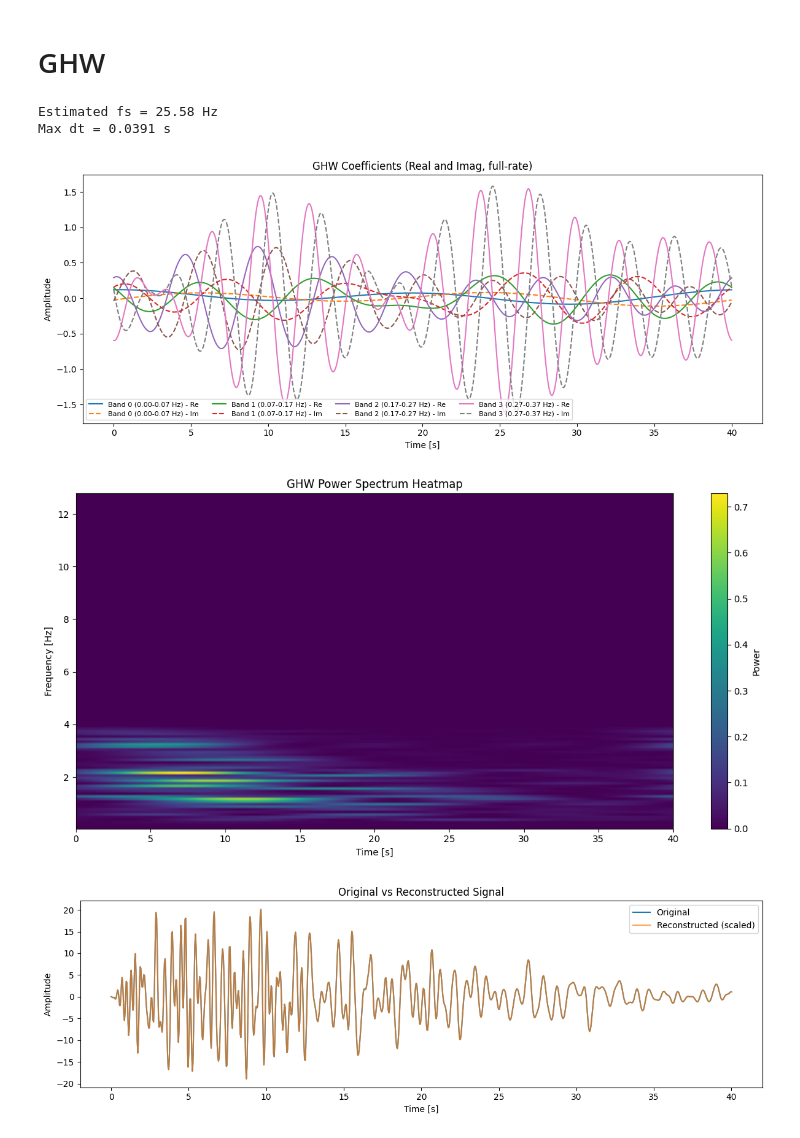
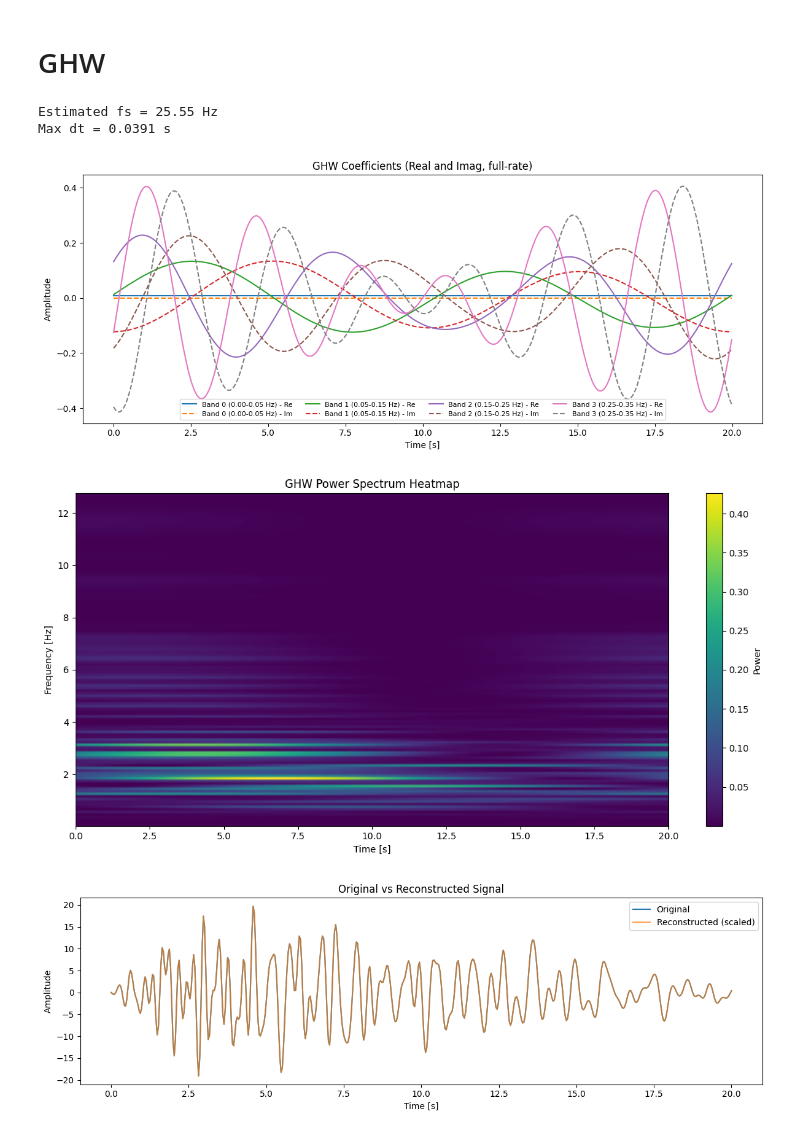
Before and after one commit to jgdu4rte/diffusion_model_stochastic_process, a Jupyter notebook: main.ipynb, the cells around one changed output. Cells and saved outputs as stored; diff of their text form; code cells hidden in the pictures.

```diff
--- a/main.ipynb
+++ b/main.ipynb
@@ -8,8 +8,8 @@ from matplotlib import cm
 from eps.nonsep import nonseparable_evolutionary_power_spectrum
 from eps.kt import kt_evolutionary_power_spectrum
 
-time = np.linspace(0, 40, 1024)
-freq = np.linspace(0, 50, 1024)
+time = np.linspace(0, 20, 512)
+freq = np.linspace(0, 50, 512)
 
 X, Y = np.meshgrid(time, freq)
 
@@ -18,7 +18,7 @@ eps_kt = np.zeros((len(time), len(freq)))
 
 #EPSs parameters
 S0 = 1
-b0 = 0.15
+b0 = 0.25
 
 #KT parameter
 omega_g = 25
@@ -62,11 +62,12 @@ plt.show()
 # %%
 from simulate_process import simulate_process
+import pandas as pd
 
-w_cp = np.zeros((len(time), len(time)))
-w_kt = np.zeros((len(time), len(time)))
+w_cp = np.zeros((200, len(time)))
+w_kt = np.zeros((200, len(time)))
 
 for i in range(w_cp.shape[0]):
-    w_cp[i,:] = simulate_process(time, S0, max(freq)/2, omega_g, zeta_g, b0)
+    w_cp[i,:] = simulate_process(time, S0, max(freq), omega_g, zeta_g, b0)
     w_kt[i,:] = simulate_process(time, S0, omega_g, omega_g, zeta_g, b0, eps_type='kt')
 
 fig = plt.figure(figsize=(10,3))
@@ -77,4 +78,11 @@ plt.xlabel('Time (s)')
 plt.ylabel('Acceleration (m/s^2)')
 plt.legend(['NP', 'K-T'])
 plt.show()
+
+w_cp_df = pd.DataFrame(w_cp.T).add_prefix('cp_')
+w_kt_df = pd.DataFrame(w_kt.T).add_prefix('kt_')
+
+df_results = pd.concat([w_cp_df, w_kt_df], axis=1)
+df_results['time'] = time
+df_results.to_csv(f'data/realizations/stochastic_process_{S0}_{b0}_{omega_g}_{zeta_g}.csv', index=False)
 # %% [output]
@@ -97,7 +96,7 @@ from wavelet.get_band_options import ghw_band_options
 
 #EPSs parameters
 S0 = 1
-b0 = 0.15
+b0 = 0.25
 
 #KT parameter
 omega_g = 25
@@ -115,9 +114,9 @@ print(f"Max dt = {max(dt):.4f} s")
 
 # bands
 width = 4
-uniform_bands, adaptive_bands, freqs = ghw_band_options(x, fs, bins_per_band=4, spike_prominence=1e-1)
+uniform_bands, adaptive_bands, freqs = ghw_band_options(x, fs, bins_per_band=2, spike_prominence=1e-1)
 # %% [output]
-Estimated fs = 25.58 Hz
+Estimated fs = 25.55 Hz
 Max dt = 0.0391 s
 # %%
 from wavelet.ghw_transform import ghw_transform
@@ -154,27 +153,26 @@ plt.legend(fontsize=8, ncol=n_bands_to_plot)
 plt.tight_layout()
 plt.show()
 # %% [output]
-[figure, old version]
+[figure, new version]
 # %%
 import numpy as np
 import matplotlib.pyplot as plt
 
+time = np.linspace(0,20,512)
 power_matrix = np.array([np.abs(c)**2/(2*np.pi*width) for c in coeffs])
-
-t_original = np.arange(len(x)) * dt
 freq_centers = np.array([(b[0]+b[1])/2 for b in bands])
 
 plt.figure(figsize=(12,6))
 plt.imshow(power_matrix, aspect='auto', origin='lower',
-           extent=[t_original[0], t_original[-1], freq_centers[0], freq_centers[-1]])
+           extent=[time[0], time[-1], freq_centers[0], freq_centers[-1]])
 plt.colorbar(label='Power')
 plt.xlabel("Time [s]")
 plt.ylabel("Frequency [Hz]")
 plt.title("GHW Power Spectrum Heatmap")
 plt.tight_layout()
 plt.show()
 # %% [output]
-[figure, old version]
+[figure, new version]
 # %%
 x_rec = out_uniform["reconstruct_fullrate"]()
 
@@ -183,8 +181,8 @@ scale = np.std(x) / np.std(x_rec)
 x_rec_scaled = x_rec * scale
 
 plt.figure(figsize=(12,4))
-plt.plot(t_original, x, label="Original", alpha=1)
-plt.plot(t_original, x_rec_scaled, label="Reconstructed (scaled)", alpha=0.7)
+plt.plot(time, x, label="Original")
+plt.plot(time, x_rec_scaled, label="Reconstructed (scaled)", alpha=0.7)
 plt.xlabel("Time [s]")
 plt.ylabel("Amplitude")
 plt.title("Original vs Reconstructed Signal")
@@ -192,4 +190,4 @@ plt.legend()
 plt.tight_layout()
 plt.show()
 # %% [output]
-[figure, old version]
+[figure, new version]
```
Also changed, not shown: parts of 5 cells of this notebook, 3 other files.
